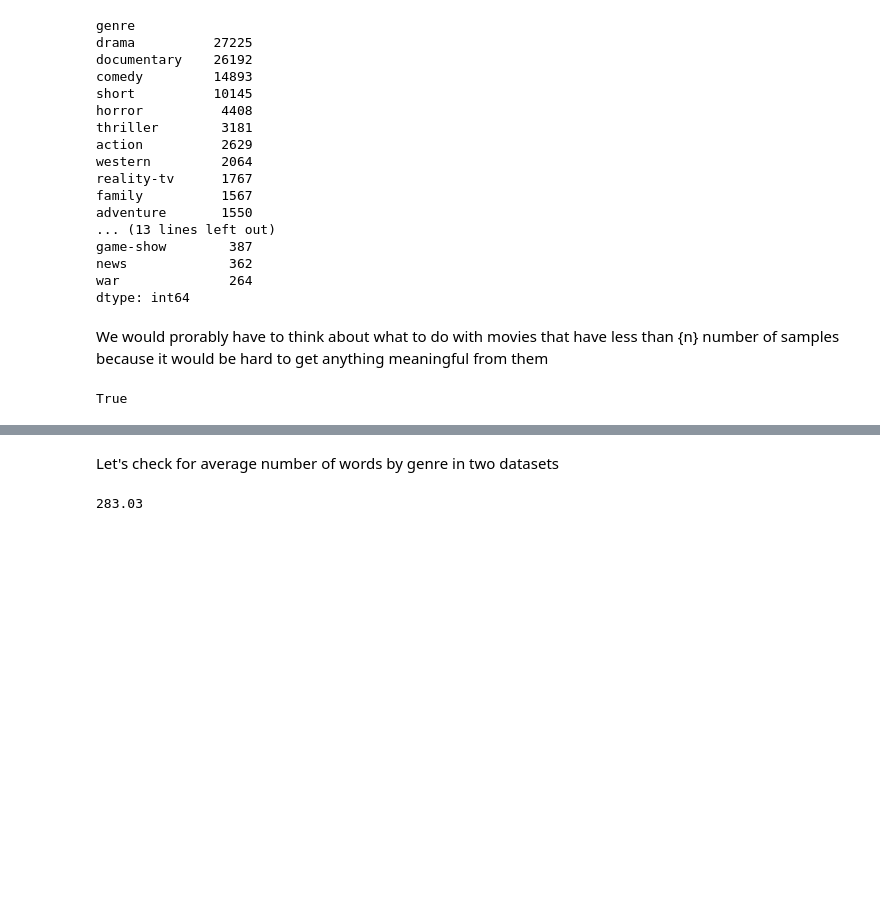
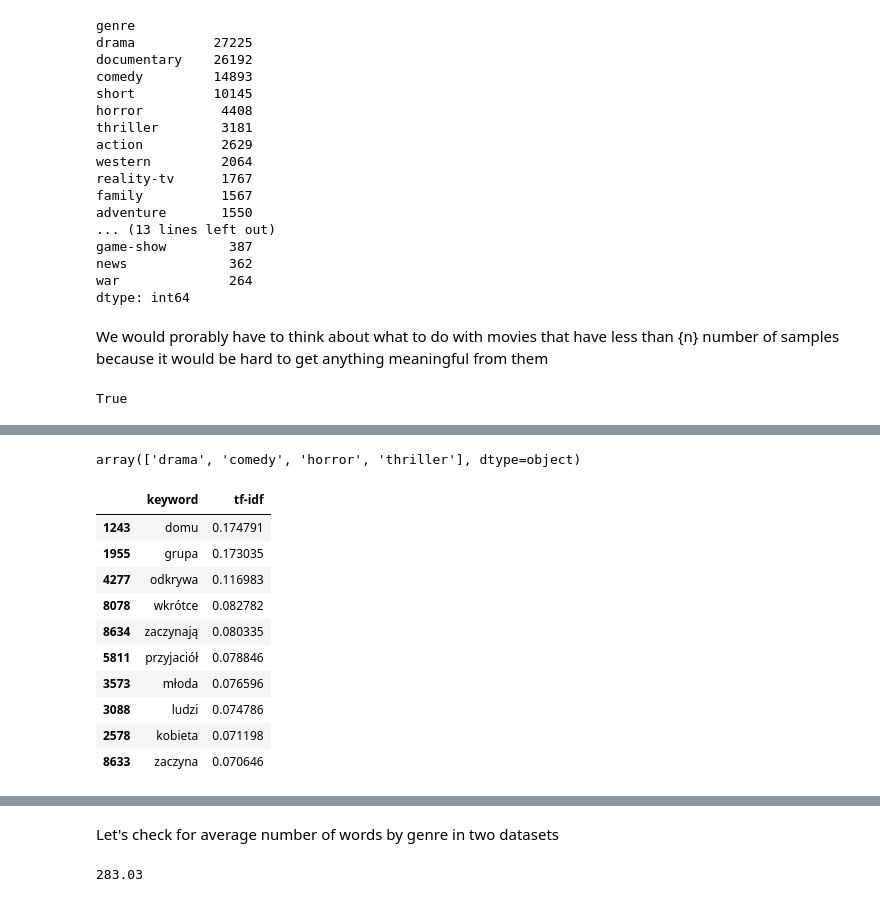
Before and after one commit to HubertRadom/Filmweb-vs-IMDB-Dashboard, a Jupyter notebook: EDA.ipynb, the cells around one changed output, grey strips where cells are left out. Saved outputs shown, nothing was run; the diff lists cells and outputs as text; code cells hidden in the pictures; blank space fills up the shorter version.

Commit message:
add tfidf

```diff
--- a/EDA.ipynb
+++ b/EDA.ipynb
@@ -341,0 +369,6 @@ True
+# %%
+with open('polish_stopwords.txt') as f:
+    lines = f.readlines()
+# %%
+stopwords_polish = [line.strip('\n') for line in lines]
+stopwords_polish.extend(['nbsp', 'zostaje'])
@@ -341,0 +384,53 @@ True
+# %%
+class GenresAverageTfidf:
+    def __init__(self, df_database, stopwords):
+        self.df_database = df_database
+        self.stopwords = stopwords
+        self.calculate_tfidf()
+
+    def calculate_tfidf(self):
+
+        vec = TfidfVectorizer(ngram_range=(1,1), stop_words=self.stopwords)
+        text_set = self.df_database['description'].to_list()
+        tf_idf = vec.fit_transform(text_set)
+        result_tfidf = pd.DataFrame(tf_idf.toarray(), columns=vec.get_feature_names_out())
+
+        self.genre_df = process_documents(self.df_database, result_tfidf=result_tfidf)
+
+
+    def show_keywords(self, genre, n, normalize=False):
+        if not hasattr(self, 'genre_df'):
+            self.calculate_tfidf()
+
+        test_tfidf_row = self.genre_df.loc[genre]
+        keywords_df = pd.DataFrame({
+            'keyword':test_tfidf_row.index,
+            'tf-idf':test_tfidf_row.values
+        })
+        keywords_df = keywords_df[
+            keywords_df['tf-idf'] > 0
+        ].sort_values(by=['tf-idf'],ascending=False)
+        keywords_df = keywords_df[:n]
+        keywords_df['tf-idf'] = keywords_df['tf-idf'] / (sum(keywords_df['tf-idf']) if normalize else 1)
+        return keywords_df
+# %%
+filmweb_average_tfidf = GenresAverageTfidf(df_filmweb_sampled, stopwords_polish)
+imdb_average_tfidf = GenresAverageTfidf(df_imdb_all_sampled, 'english')
+# %%
+df_filmweb_sampled.genre.unique()
+# %% [output]
+array(['drama', 'comedy', 'horror', 'thriller'], dtype=object)
+# %%
+filmweb_average_tfidf.show_keywords('horror', 10, True)
+# %% [output]
+|  | keyword | tf-idf |
+| 1243 | domu | 0.174791 |
+| 1955 | grupa | 0.173035 |
+| 4277 | odkrywa | 0.116983 |
+| 8078 | wkrótce | 0.082782 |
+| 8634 | zaczynają | 0.080335 |
+| 5811 | przyjaciół | 0.078846 |
+| 3573 | młoda | 0.076596 |
+| 3088 | ludzi | 0.074786 |
+| 2578 | kobieta | 0.071198 |
+| 8633 | zaczyna | 0.070646 |
```
Also changed, not shown: parts of 13 cells of this notebook, 1 other file.
